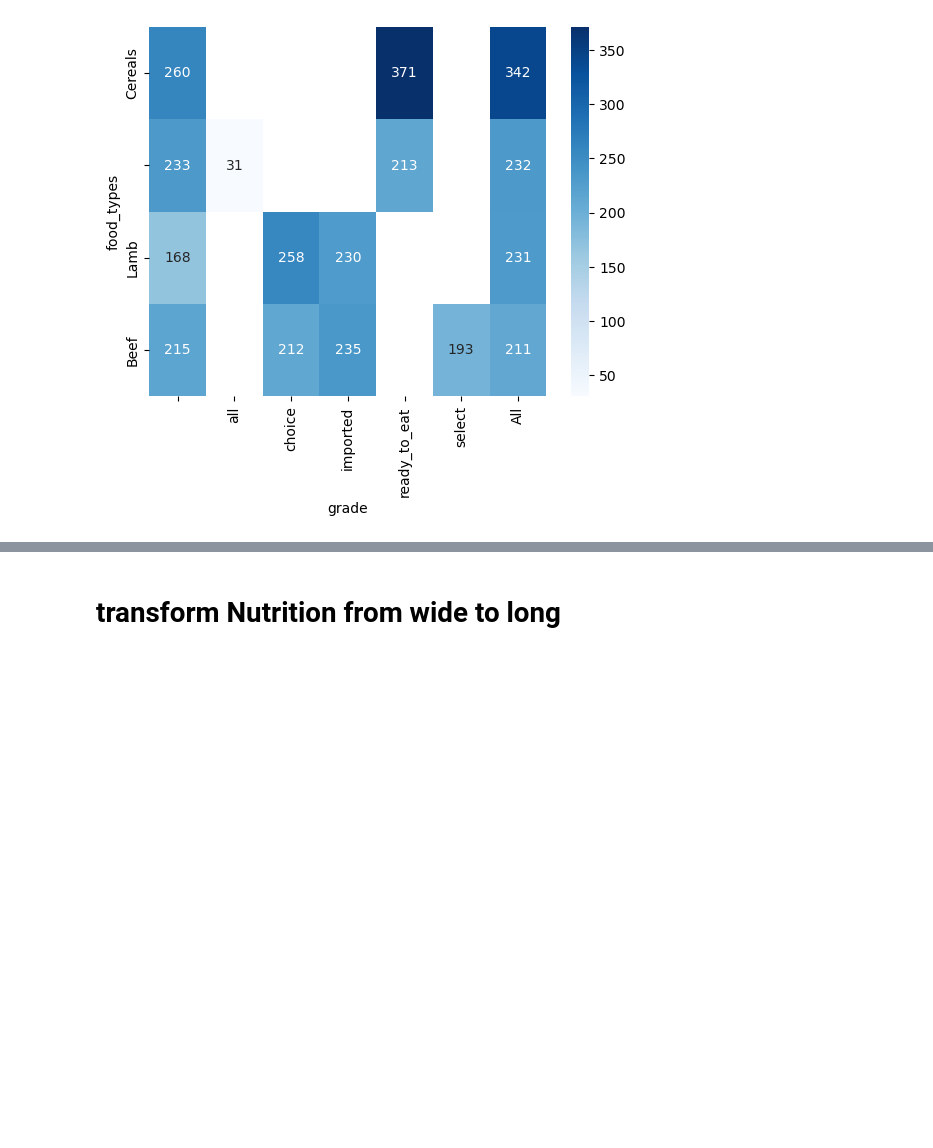
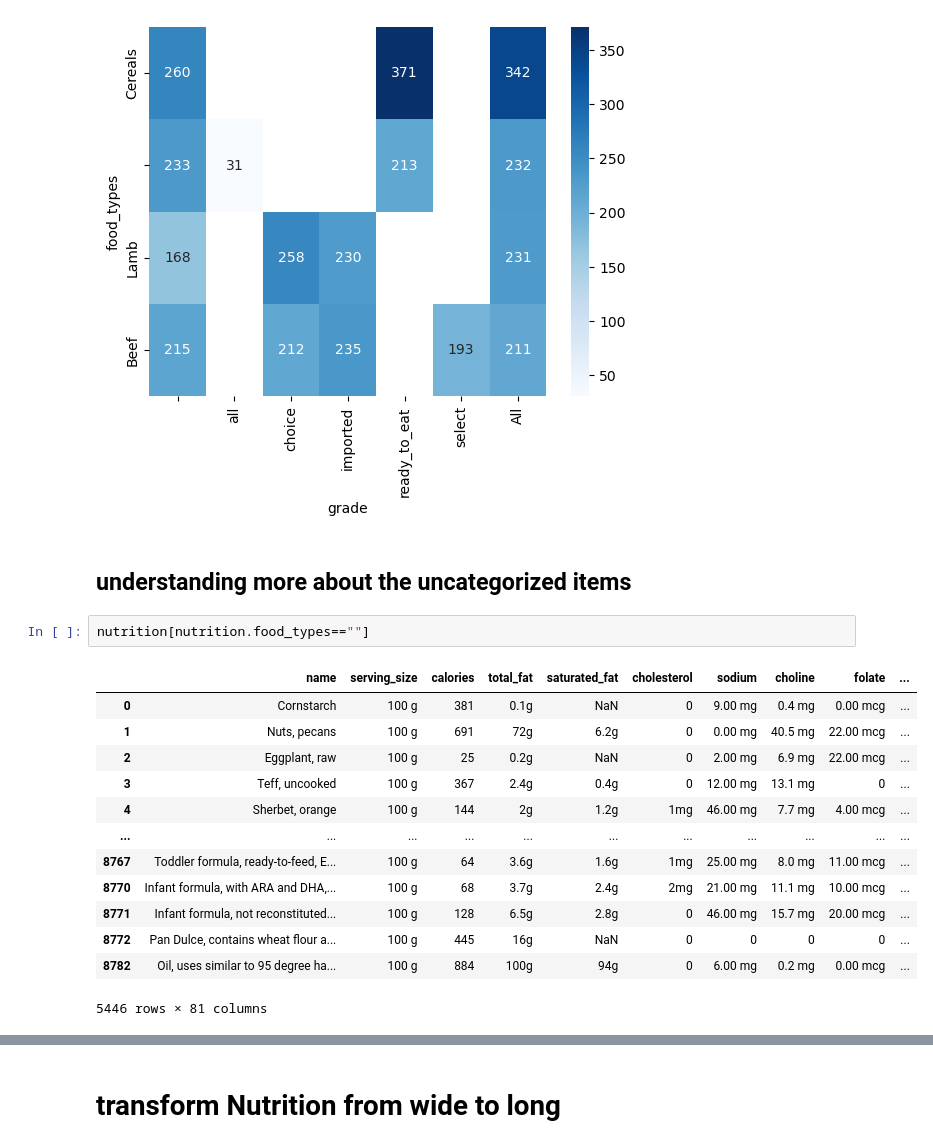
Before and after one commit to MrRyanK/CostPerNutrient, a Jupyter notebook: EDA_CSV_nutrition.ipynb, the cells around one changed output, grey strips where cells are left out. Saved outputs shown, nothing was run; the diff lists cells and outputs as text; blank space fills up the shorter version.

```diff
--- a/EDA_CSV_nutrition.ipynb
+++ b/EDA_CSV_nutrition.ipynb
@@ -423,3 +399,21 @@ sns.heatmap(nutrition.pivot_table(index='food_types', values='calories', columns
            );
 # %% [output]
 [figure]
+# %% [markdown]
+## understanding more about the uncategorized items
+# %%
+nutrition[nutrition.food_types==""]
+# %% [output]
+|  | name | serving_size | calories | total_fat | saturated_fat | cholesterol | sodium | choline | folate | ... |
+| 0 | Cornstarch | 100 g | 381 | 0.1g | NaN | 0 | 9.00 mg | 0.4 mg | 0.00 mcg | ... |
+| 1 | Nuts, pecans | 100 g | 691 | 72g | 6.2g | 0 | 0.00 mg | 40.5 mg | 22.00 mcg | ... |
+| 2 | Eggplant, raw | 100 g | 25 | 0.2g | NaN | 0 | 2.00 mg | 6.9 mg | 22.00 mcg | ... |
+| 3 | Teff, uncooked | 100 g | 367 | 2.4g | 0.4g | 0 | 12.00 mg | 13.1 mg | 0 | ... |
+| 4 | Sherbet, orange | 100 g | 144 | 2g | 1.2g | 1mg | 46.00 mg | 7.7 mg | 4.00 mcg | ... |
+| ... | ... | ... | ... | ... | ... | ... | ... | ... | ... | ... |
+| 8767 | Toddler formula, ready-to-feed, E... | 100 g | 64 | 3.6g | 1.6g | 1mg | 25.00 mg | 8.0 mg | 11.00 mcg | ... |
+| 8770 | Infant formula, with ARA and DHA,... | 100 g | 68 | 3.7g | 2.4g | 2mg | 21.00 mg | 11.1 mg | 10.00 mcg | ... |
+| 8771 | Infant formula, not reconstituted... | 100 g | 128 | 6.5g | 2.8g | 0 | 46.00 mg | 15.7 mg | 20.00 mcg | ... |
+| 8772 | Pan Dulce, contains wheat flour a... | 100 g | 445 | 16g | NaN | 0 | 0 | 0 | 0 | ... |
+| 8782 | Oil, uses similar to 95 degree ha... | 100 g | 884 | 100g | 94g | 0 | 6.00 mg | 0.2 mg | 0.00 mcg | ... |
+5446 rows × 81 columns
```
Also changed, not shown: parts of 47 cells of this notebook.
